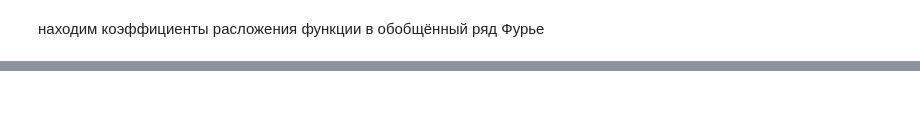
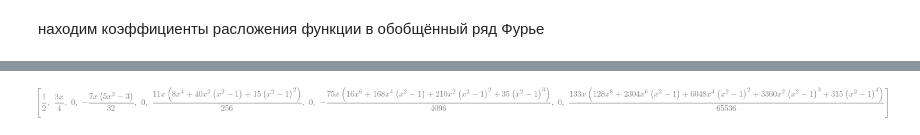
Before and after one commit to Zlak/Jupyter_notebooks, a Jupyter notebook: Legendre_polynomials.ipynb, the cells around one changed output, grey strips where cells are left out. Cells and saved outputs as stored; diff of their text form; code cells hidden in the pictures; blank space fills up the shorter version.

```diff
--- a/Legendre_polynomials.ipynb
+++ b/Legendre_polynomials.ipynb
@@ -55,0 +89,8 @@ test_results
+# %%
+Pa = []
+for i in range(max_N):
+    Pa.append( a[i]*P[i])
+# %%
+Pa
+# %% [output]
+[figure, added]
```
Also changed, not shown: parts of 22 cells of this notebook, 1 other file.
